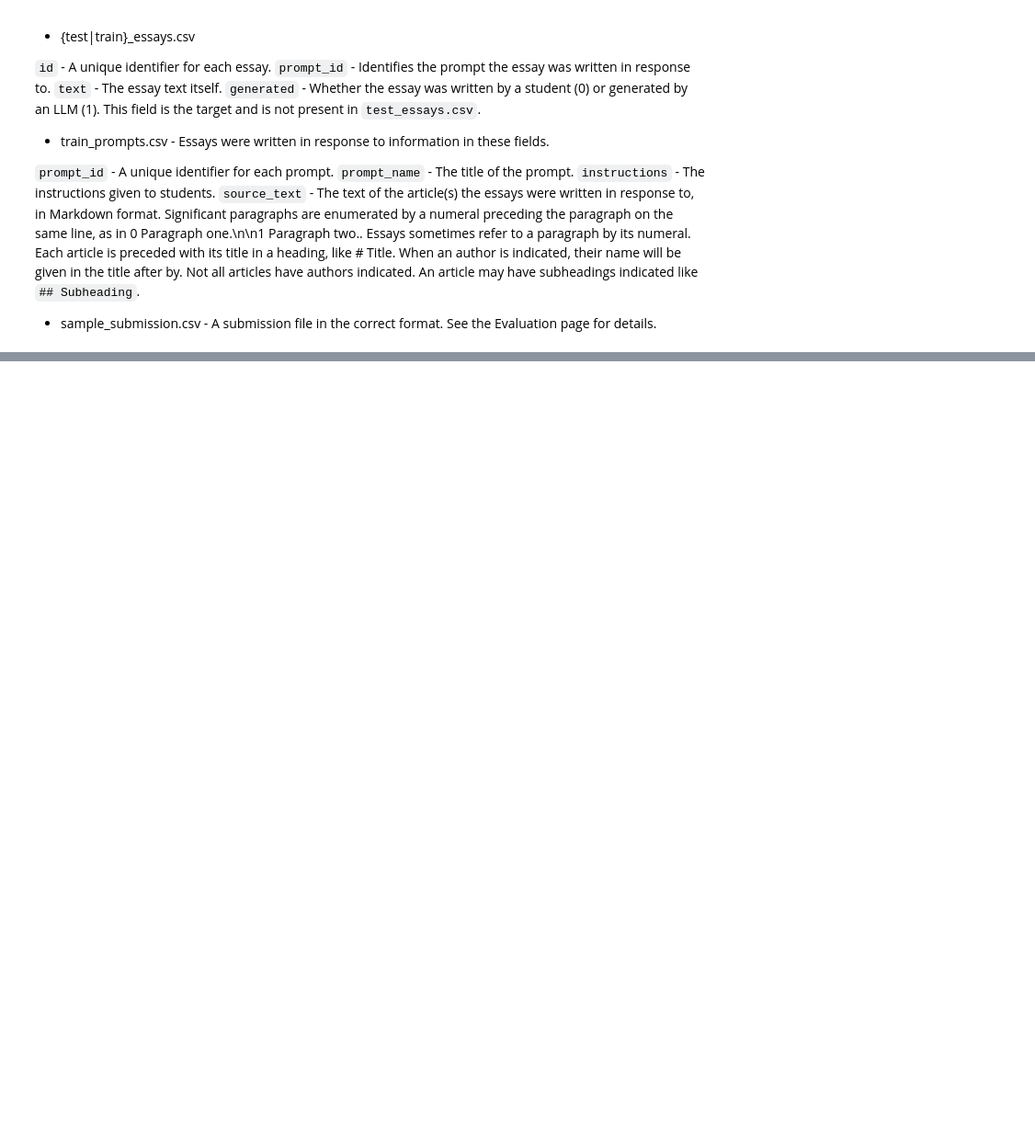
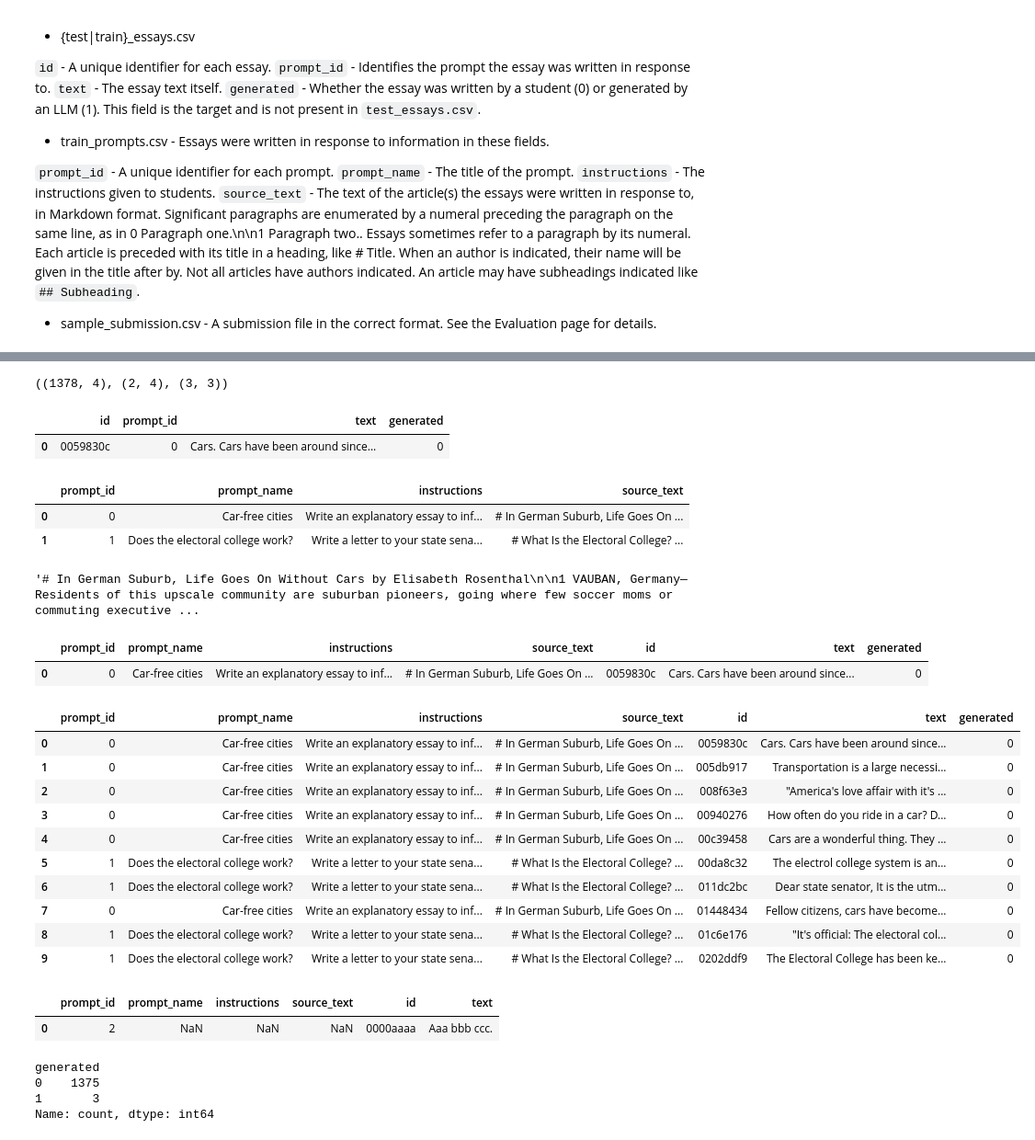
Before and after one commit to Terryluo/LLM---Detect-AI-Generated-Text, a Jupyter notebook: LLM - Detect AI Generated Text.ipynb, the cells around one changed output, grey strips where cells are left out. Shown at 92% size. Cells and saved outputs as stored; diff of their text form; code cells hidden in the pictures; blank space fills up the shorter version.

```diff
--- a/LLM - Detect AI Generated Text.ipynb
+++ b/LLM - Detect AI Generated Text.ipynb
@@ -61,3 +61,55 @@ train_essays = pd.read_csv(f'{DATA_PATH}/train_essays.csv')
 train_prompts = pd.read_csv(f'{DATA_PATH}/train_prompts.csv')
 test_essays = pd.read_csv(f'{DATA_PATH}/test_essays.csv')
 sample_submit = pd.read_csv(f'{DATA_PATH}/sample_submission.csv')
+# %%
+train_essays.shape, train_prompts.shape, test_essays.shape
+# %% [output]
+((1378, 4), (2, 4), (3, 3))
+# %%
+train_essays.head(1)
+# %% [output]
+|  | id | prompt_id | text | generated |
+| 0 | 0059830c | 0 | Cars. Cars have been around since... | 0 |
+# %%
+train_prompts
+# %% [output]
+|  | prompt_id | prompt_name | instructions | source_text |
+| 0 | 0 | Car-free cities | Write an explanatory essay to inf... | # In German Suburb, Life Goes On ... |
+| 1 | 1 | Does the electoral college work? | Write a letter to your state sena... | # What Is the Electoral College? ... |
+# %%
+train_prompts['source_text'].iloc[0]
+# %% [output]
+'# In German Suburb, Life Goes On Without Cars by Elisabeth Rosenthal\n\n1 VAUBAN, Germany—Residents of this upscale community are suburban pioneers, going where few soccer moms or commuting executive ...
+# %%
+train_essays = pd.merge(train_prompts, train_essays, on='prompt_id', how='right')
+train_essays.head(1)
+# %% [output]
+|  | prompt_id | prompt_name | instructions | source_text | id | text | generated |
+| 0 | 0 | Car-free cities | Write an explanatory essay to inf... | # In German Suburb, Life Goes On ... | 0059830c | Cars. Cars have been around since... | 0 |
+# %%
+train_essays.head(10)
+# %% [output]
+|  | prompt_id | prompt_name | instructions | source_text | id | text | generated |
+| 0 | 0 | Car-free cities | Write an explanatory essay to inf... | # In German Suburb, Life Goes On ... | 0059830c | Cars. Cars have been around since... | 0 |
+| 1 | 0 | Car-free cities | Write an explanatory essay to inf... | # In German Suburb, Life Goes On ... | 005db917 | Transportation is a large necessi... | 0 |
+| 2 | 0 | Car-free cities | Write an explanatory essay to inf... | # In German Suburb, Life Goes On ... | 008f63e3 | "America's love affair with it's ... | 0 |
+| 3 | 0 | Car-free cities | Write an explanatory essay to inf... | # In German Suburb, Life Goes On ... | 00940276 | How often do you ride in a car? D... | 0 |
+| 4 | 0 | Car-free cities | Write an explanatory essay to inf... | # In German Suburb, Life Goes On ... | 00c39458 | Cars are a wonderful thing. They ... | 0 |
+| 5 | 1 | Does the electoral college work? | Write a letter to your state sena... | # What Is the Electoral College? ... | 00da8c32 | The electrol college system is an... | 0 |
+| 6 | 1 | Does the electoral college work? | Write a letter to your state sena... | # What Is the Electoral College? ... | 011dc2bc | Dear state senator, It is the utm... | 0 |
+| 7 | 0 | Car-free cities | Write an explanatory essay to inf... | # In German Suburb, Life Goes On ... | 01448434 | Fellow citizens, cars have become... | 0 |
+| 8 | 1 | Does the electoral college work? | Write a letter to your state sena... | # What Is the Electoral College? ... | 01c6e176 | "It's official: The electoral col... | 0 |
+| 9 | 1 | Does the electoral college work? | Write a letter to your state sena... | # What Is the Electoral College? ... | 0202ddf9 | The Electoral College has been ke... | 0 |
+# %%
+test_essays = pd.merge(train_prompts, test_essays, on='prompt_id', how='right')
+test_essays.head(1)
+# %% [output]
+|  | prompt_id | prompt_name | instructions | source_text | id | text |
+| 0 | 2 | NaN | NaN | NaN | 0000aaaa | Aaa bbb ccc. |
+# %%
+train_essays['generated'].value_counts()
+# %% [output]
+generated
+0    1375
+1       3
+Name: count, dtype: int64
```
Also changed, not shown: parts of 6 cells of this notebook.
